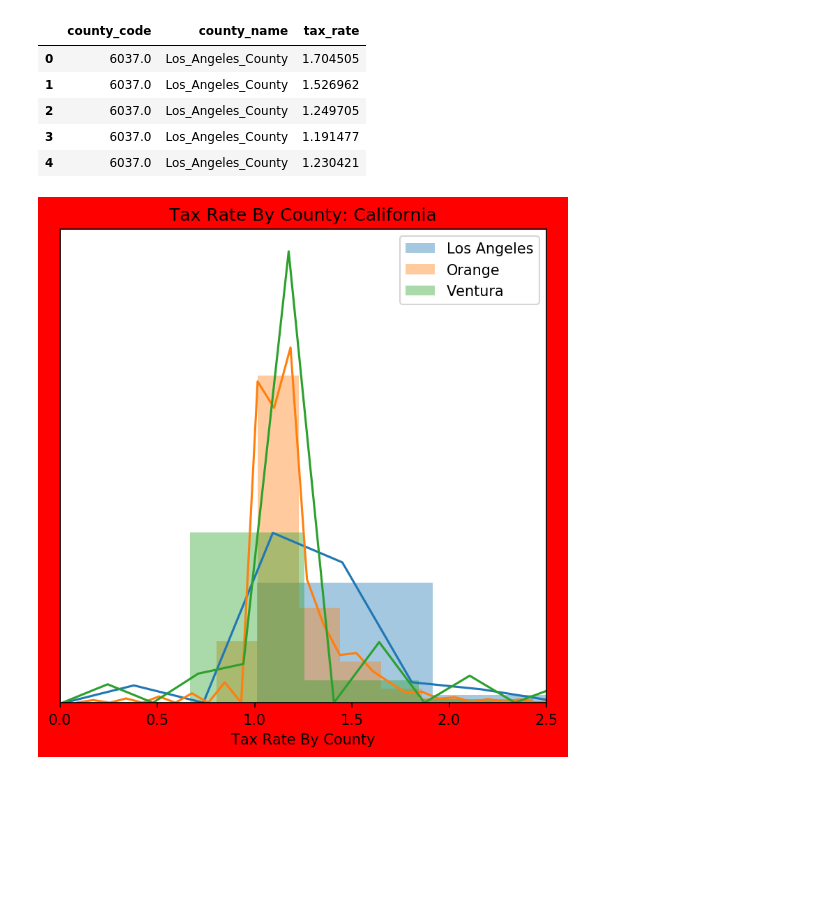
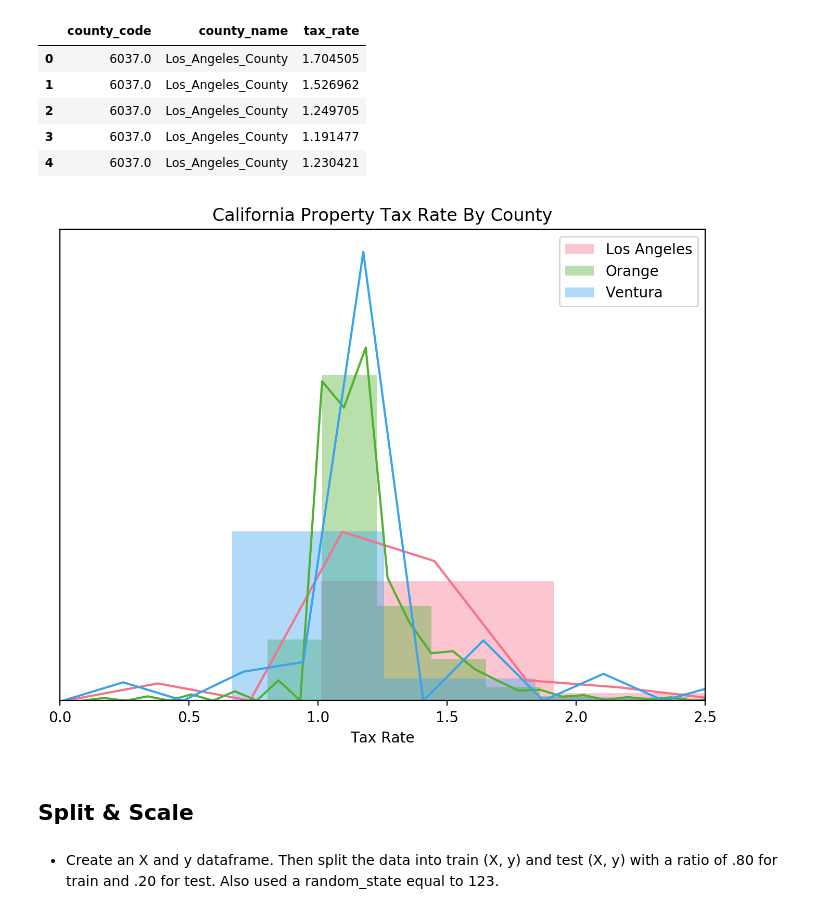
Before and after one commit to Tim-Sotirhos/zillow_project, a Jupyter notebook: zillow_project.ipynb, the cells around one changed output. Saved outputs shown, nothing was run; the diff lists cells and outputs as text; code cells hidden in the pictures; blank space fills up the shorter version.

```diff
--- a/zillow_project.ipynb
+++ b/zillow_project.ipynb
@@ -88,20 +89,22 @@ orange_county = df.tax_rate[df.county_name == 'Orange_County']
 # %%
 la_county = df_county_tax[df_county_tax.county_name == "Los_Angeles_County"].tax_rate
 orange_county = df_county_tax[df_county_tax.county_name == 'Orange_County'].tax_rate
 ventura_county = df_county_tax[df_county_tax.county_name == 'Ventura_County'].tax_rate
 
-# len(la_county)
-# len(orange_county)
-# len(ventura_county)
-plt.figure(figsize = (6,6), dpi = 150, facecolor = "r")
+sns.set_palette("husl",3)
+plt.figure(figsize = (8,6), dpi = 200, facecolor = "w")
 sns.distplot(la_county, label = "Los Angeles")
 sns.distplot(orange_county, label = "Orange")
 sns.distplot(ventura_county, label = "Ventura")
 plt.xlim(0, 2.5)
 plt.legend()
 plt.yticks([])
-plt.title("Tax Rate By County: California")
-plt.xlabel('Tax Rate By County')
+plt.title("California Property Tax Rate By County")
+plt.xlabel('Tax Rate')
 plt.show()
 # %% [output]
-[figure, old version]
+[figure, new version]
+# %% [markdown]
+## Split & Scale
+# %% [markdown]
+- Create an X and y dataframe. Then split the data into train (X, y) and test (X, y) with a ratio of .80 for train and .20 for test. Also used a random_state equal to 123.
```
Also changed, not shown: parts of 41 cells of this notebook, 3 other files.
